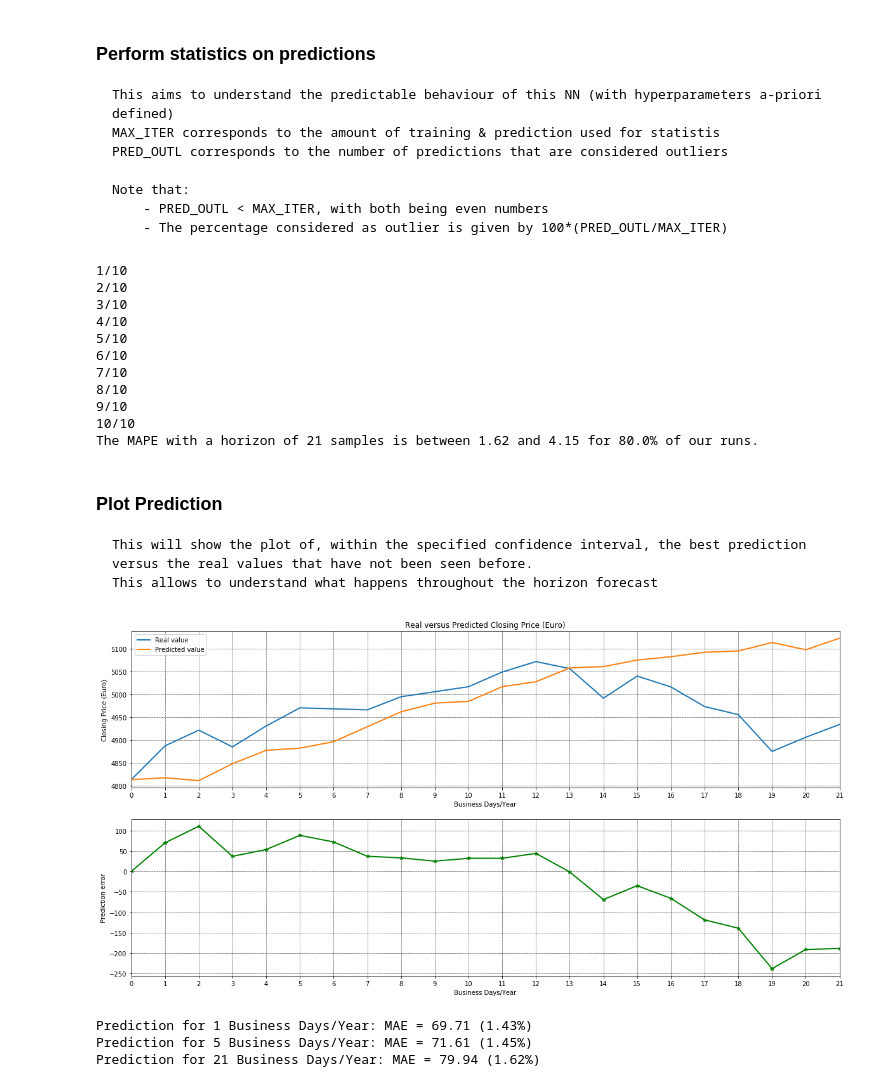
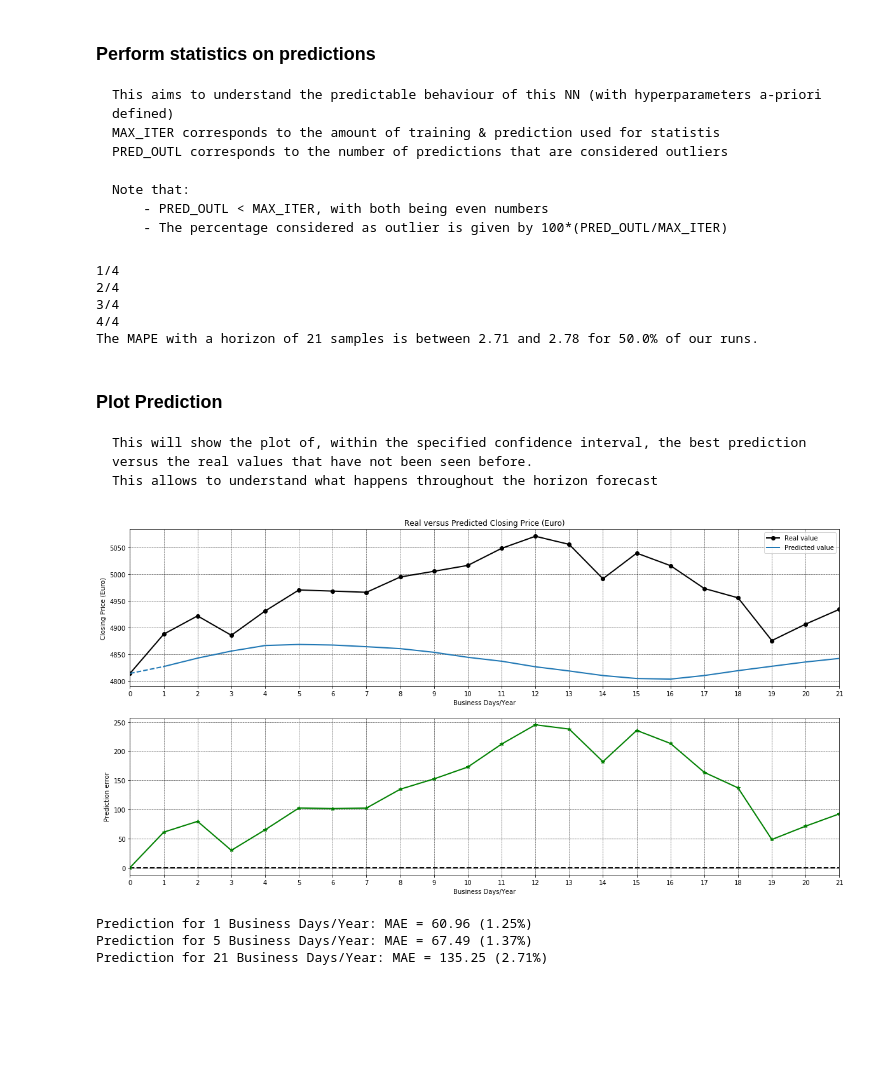
Before and after one commit to DidierRLopes/UnivariateTimeSeriesForecast, a Jupyter notebook: DNN_usualApproach.ipynb, the cells around one changed output. Saved outputs shown, nothing was run; the diff lists cells and outputs as text; code cells hidden in the pictures; blank space fills up the shorter version.

```diff
--- a/DNN_usualApproach.ipynb
+++ b/DNN_usualApproach.ipynb
@@ -164,7 +161,7 @@ elif (PreProcessing_str == 'DiffLog'):
     Note: n_steps_forecast is chosen a-priori.
 # %%
 # Select between 'MLP', 'RNN', or 'LSTM'
-NN_str = 'RNN'
+NN_str = 'MLP'
 
 n_steps_input = 48
 n_steps_jump = 1
@@ -178,14 +175,14 @@ if (NN_str == 'MLP'):
     model.add(Dense(25, activation='relu'))
     model.add(Dense(stepsToForecast[-1], activation='linear'))
 elif (NN_str == 'RNN'):
-    model.add(SimpleRNN(100, input_shape=(n_steps_input, 1), activation='relu', return_sequences=True))
-    model.add(SimpleRNN(50, activation='relu', return_sequences=True))
-    model.add(SimpleRNN(25, activation='relu', return_sequences=False))
+    model.add(SimpleRNN(100, input_shape=(n_steps_input, 1), activation='linear', return_sequences=True))
+    model.add(SimpleRNN(50, activation='linear', return_sequences=True))
+    model.add(SimpleRNN(25, activation='linear', return_sequences=False))
     model.add(Dense(stepsToForecast[-1], activation='linear'))
 elif (NN_str == 'LSTM'):
-    model.add(LSTM(100,input_shape=(n_steps_input, 1), dropout=0.2, activation='relu', return_sequences=True))
-    model.add(LSTM(30, activation='relu', dropout=0.1, return_sequences=True))
-    model.add(LSTM(10, activation='relu', dropout=0.2, return_sequences=False))
+    model.add(LSTM(100,input_shape=(n_steps_input, 1), activation='linear', return_sequences=True))
+    model.add(LSTM(30, activation='linear', return_sequences=True))
+    model.add(LSTM(10, activation='linear', return_sequences=False))
     model.add(Dense(stepsToForecast[-1], activation='linear'))
 else:
     print("This model is not recognized.")
@@ -358,7 +355,7 @@ plt.show()
         - PRED_OUTL < MAX_ITER, with both being even numbers
         - The percentage considered as outlier is given by 100*(PRED_OUTL/MAX_ITER)
 # %%
-MAX_ITER = 10
+MAX_ITER = 4
 PRED_OUTL = 2
 
 # This uses the entire training set to train
@@ -381,21 +378,27 @@ while (i < MAX_ITER):
 
     if (NN_str == 'MLP'):
         yhat = model.predict(series_input[-n_steps_input:].T, verbose=0)
+        yhat_inSample = model.predict(series_input[-n_steps_input-stepsToForecast[-1]:-stepsToForecast[-1]].T, verbose=0)
     else:
         yhat = model.predict(series_input[-n_steps_input:].reshape(1, n_steps_input, 1), verbose=0)
+        yhat_inSample = model.predict(series_input[-n_steps_input-stepsToForecast[-1]:-stepsToForecast[-1]].reshape(1, n_steps_input, 1), verbose=0)
 
     y_pred_test = yhat.tolist()
+    y_pred_inSample = yhat_inSample.tolist()
 
     if PreProcessing_str in ['Normalization', 'Standardization']:
         y_pred_test_t = scaler.inverse_transform(y_pred_test)
+        y_pred_inSample_t = scaler.inverse_transform(y_pred_inSample)
     elif PreProcessing_str == 'DiffLog':
         y_pred_test_t = revertLogDiff(df_train.values[-1], y_pred_test[0])
+        y_pred_inSample_t = revertLogDiff(df_train.values[-stepsToForecast[-1]-1], y_pred_inSample[0])
 
     predictions_array = np.array(y_pred_test_t).flatten()
+    predictions_inSample_array = np.array(y_pred_inSample_t).flatten()
 
     i = i + 1
     mape = horizonMAPE(real_array, predictions_array, stepsToForecast)
-    list_pred.append((mape, predictions_array))
+    list_pred.append((mape, predictions_array, predictions_inSample_array))
 
 # Sorts elements based on longer term horizon
 list_pred.sort(key=lambda elem: elem[0][len(stepsToForecast)-1])
@@ -406,46 +409,45 @@ print('The MAPE with a horizon of ' + str(stepsToForecast[-1]) + ' samples is be
       + str(list_pred_outlRemoved[-1][0][len(stepsToForecast)-1]) + ' for ' \
       + str(round(100-100*(PRED_OUTL/MAX_ITER),2)) + '% of our runs.')
 # %% [output]
-1/10
-2/10
-3/10
-4/10
-5/10
-6/10
-7/10
-8/10
-9/10
-10/10
-The MAPE with a horizon of 21 samples is between 1.62 and 4.15 for 80.0% of our runs.
+1/4
+2/4
+3/4
+4/4
+The MAPE with a horizon of 21 samples is between 2.71 and 2.78 for 50.0% of our runs.
 # %% [markdown]
 ### Plot Prediction
     This will show the plot of, within the specified confidence interval, the best prediction versus the real values that have not been seen before.
     This allows to understand what happens throughout the horizon forecast
 # %%
+cmap = plt.get_cmap("tab10")
+
 plt.figure(figsize=(20,10))
 plt.subplot(211)
 plt.title('Real versus Predicted ' + ylab)
-plt.plot(range(0,len(real_array)+1), np.concatenate((df_train.values[-1], real_array), axis=0), linewidth=2)
-plt.plot(range(0,len(predictions_array)+1), np.concatenate((df_train.values[-1], list_pred_outlRemoved[0][1]), axis=0), linewidth=2)
+plt.plot(range(0,len(real_array)+1), np.concatenate((df_train.values[-1], real_array), axis=0), 'k-o', linewidth=2)
+plt.plot(range(1,len(predictions_array)+1), list_pred_outlRemoved[0][1], color = cmap(0), linewidth=2)
+plt.plot([0,1], [df_train.values[-1][0], list_pred_outlRemoved[0][1][0]], '--', color = cmap(0), linewidth=2)
+
 plt.xlim([0,len(predictions_array)])
 plt.xticks(np.arange(0, len(predictions_array)+1, step=1))
 plt.grid(color='k', linestyle='--', linewidth=.5)
 plt.xlabel(xlab)
 plt.ylabel(ylab)
 plt.legend(['Real value', 'Predicted value'])
 
 plt.subplot(212)
+plt.axhline(y=0, color='k', linestyle='--', linewidth=2)
 plt.plot(range(0,len(real_array-predictions_array)+1), np.concatenate((np.array([0]), real_array-list_pred_outlRemoved[0][1]), axis=0), 'g-*', linewidth=2)
 plt.xticks(np.arange(0, len(predictions_array)+1, step=1))
 plt.xlim([0,len(predictions_array)])
 plt.xlabel(xlab)
 plt.ylabel('Prediction error')
 plt.grid(color='k', linestyle='--', linewidth=.5)
 plt.show()
 
 printMAEpred(real_array, list_pred_outlRemoved[0][1], stepsToForecast)
 # %% [output]
-[figure, old version]
+[figure, new version]
-Prediction for 1 Business Days/Year: MAE = 69.71 (1.43%)
-Prediction for 5 Business Days/Year: MAE = 71.61 (1.45%)
-Prediction for 21 Business Days/Year: MAE = 79.94 (1.62%)
+Prediction for 1 Business Days/Year: MAE = 60.96 (1.25%)
+Prediction for 5 Business Days/Year: MAE = 67.49 (1.37%)
+Prediction for 21 Business Days/Year: MAE = 135.25 (2.71%)
```
Also changed, not shown: parts of 6 cells of this notebook.
